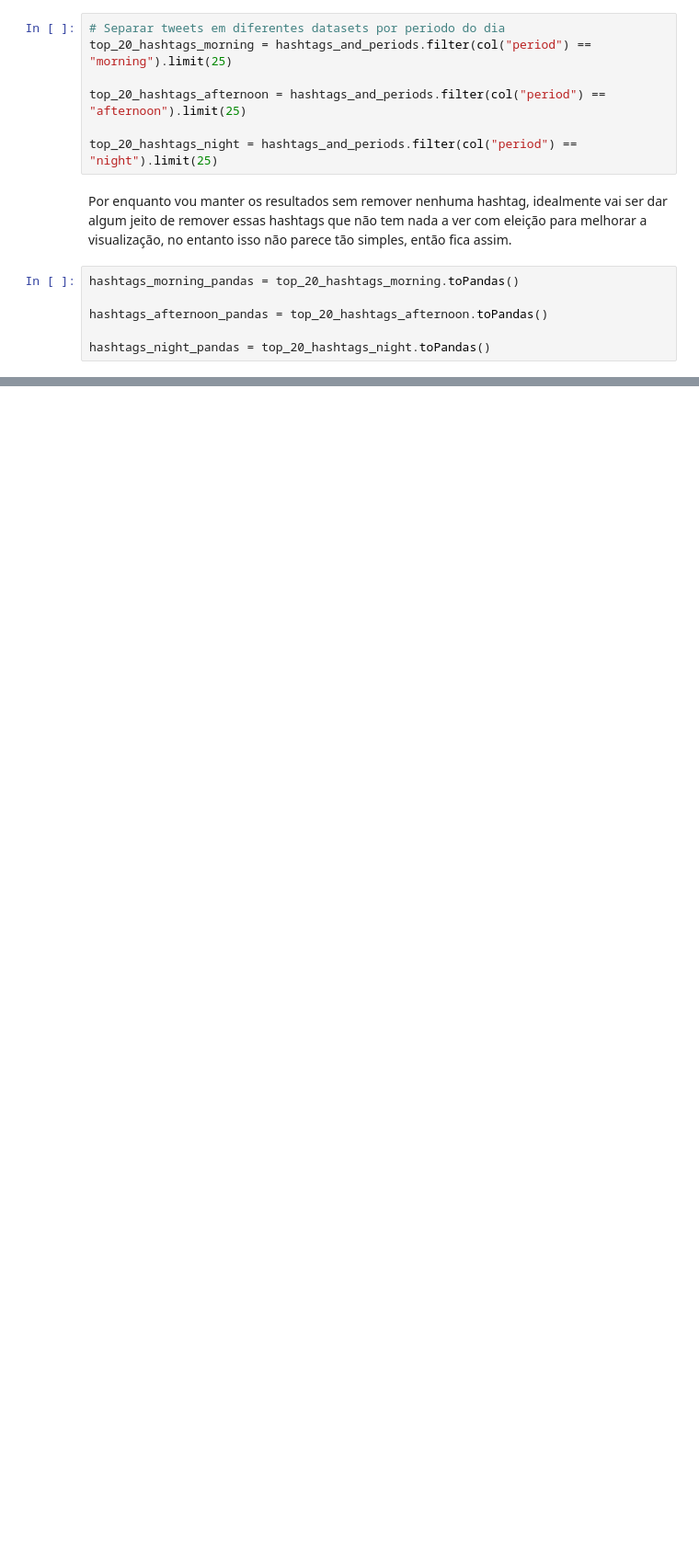
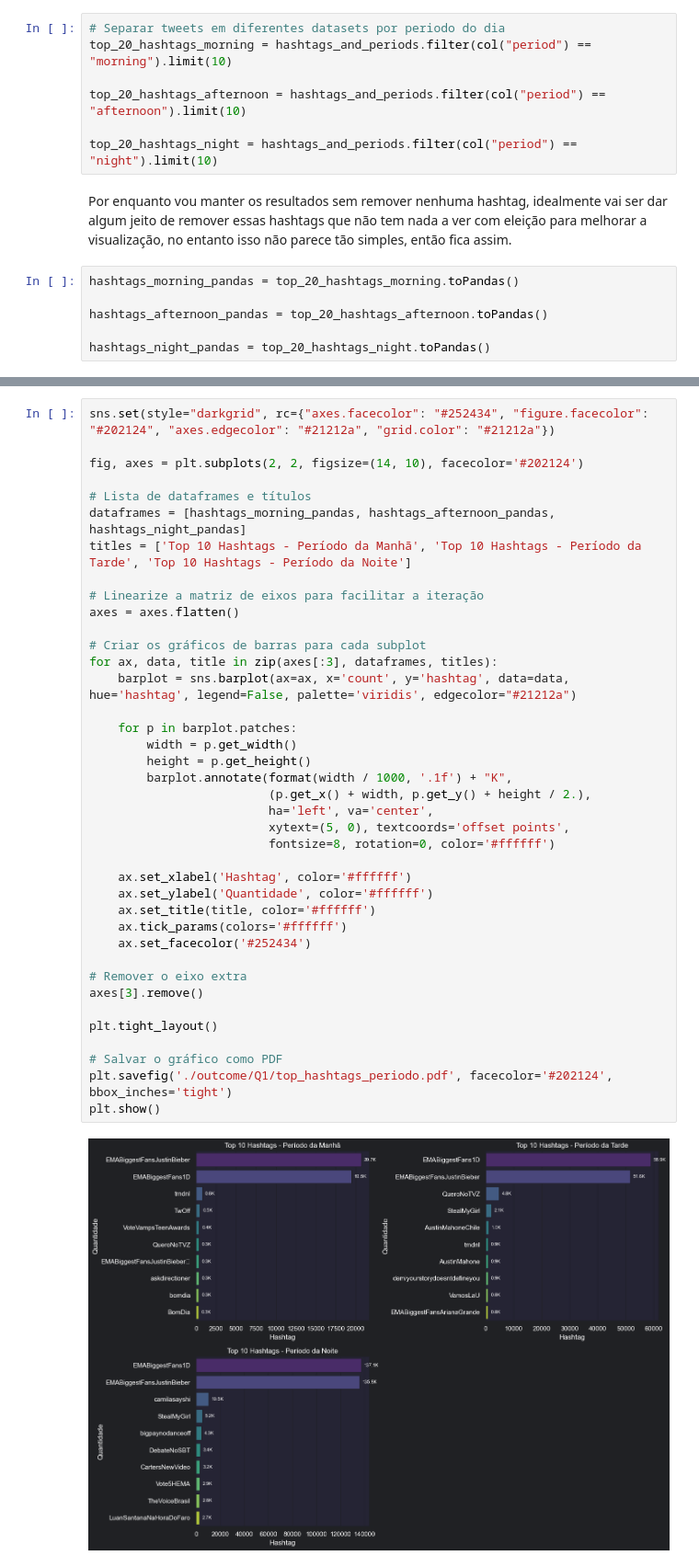
Before and after one commit to murilovpinheiro/Cloud-Spark, a Jupyter notebook: Q1A.ipynb, the cells around one changed output, grey strips where cells are left out. Shown: that part at 92% size. Drawn from its saved outputs; the diff is of its cells as text; blank space fills up the shorter version.

```diff
--- a/Q1A.ipynb
+++ b/Q1A.ipynb
@@ -74,10 +90,10 @@ ArrayType(StringType(), True)
 # %%
 # Separar tweets em diferentes datasets por periodo do dia
-top_20_hashtags_morning = hashtags_and_periods.filter(col("period") == "morning").limit(25)
+top_20_hashtags_morning = hashtags_and_periods.filter(col("period") == "morning").limit(10)
 
-top_20_hashtags_afternoon = hashtags_and_periods.filter(col("period") == "afternoon").limit(25)
+top_20_hashtags_afternoon = hashtags_and_periods.filter(col("period") == "afternoon").limit(10)
 
-top_20_hashtags_night = hashtags_and_periods.filter(col("period") == "night").limit(25)
+top_20_hashtags_night = hashtags_and_periods.filter(col("period") == "night").limit(10)
 # %% [markdown]
 Por enquanto vou manter os resultados sem remover nenhuma hashtag, idealmente vai ser dar algum jeito de remover essas hashtags que não tem nada a ver com eleição para melhorar a visualização, no entanto isso não parece tão simples, então fica assim.
 # %%
@@ -156,0 +105,41 @@ spark.stop()
+# %%
+sns.set(style="darkgrid", rc={"axes.facecolor": "#252434", "figure.facecolor": "#202124", "axes.edgecolor": "#21212a", "grid.color": "#21212a"})
+
+fig, axes = plt.subplots(2, 2, figsize=(14, 10), facecolor='#202124')
+
+# Lista de dataframes e títulos
+dataframes = [hashtags_morning_pandas, hashtags_afternoon_pandas, hashtags_night_pandas]
+titles = ['Top 10 Hashtags - Período da Manhã', 'Top 10 Hashtags - Período da Tarde', 'Top 10 Hashtags - Período da Noite']
+
+# Linearize a matriz de eixos para facilitar a iteração
+axes = axes.flatten()
+
+# Criar os gráficos de barras para cada subplot
+for ax, data, title in zip(axes[:3], dataframes, titles):
+    barplot = sns.barplot(ax=ax, x='count', y='hashtag', data=data, hue='hashtag', legend=False, palette='viridis', edgecolor="#21212a")
+
+    for p in barplot.patches:
+        width = p.get_width()
+        height = p.get_height()
+        barplot.annotate(format(width / 1000, '.1f') + "K",
+                         (p.get_x() + width, p.get_y() + height / 2.),
+                         ha='left', va='center',
+                         xytext=(5, 0), textcoords='offset points',
+                         fontsize=8, rotation=0, color='#ffffff')
+
+    ax.set_xlabel('Hashtag', color='#ffffff')
+    ax.set_ylabel('Quantidade', color='#ffffff')
+    ax.set_title(title, color='#ffffff')
+    ax.tick_params(colors='#ffffff')
+    ax.set_facecolor('#252434')
+
+# Remover o eixo extra
+axes[3].remove()
+
+plt.tight_layout()
+
+# Salvar o gráfico como PDF
+plt.savefig('./outcome/Q1/top_hashtags_periodo.pdf', facecolor='#202124', bbox_inches='tight')
+plt.show()
+# %% [output]
+[figure, added]
```
Also changed, not shown: parts of 5 cells of this notebook, 23 other files.
